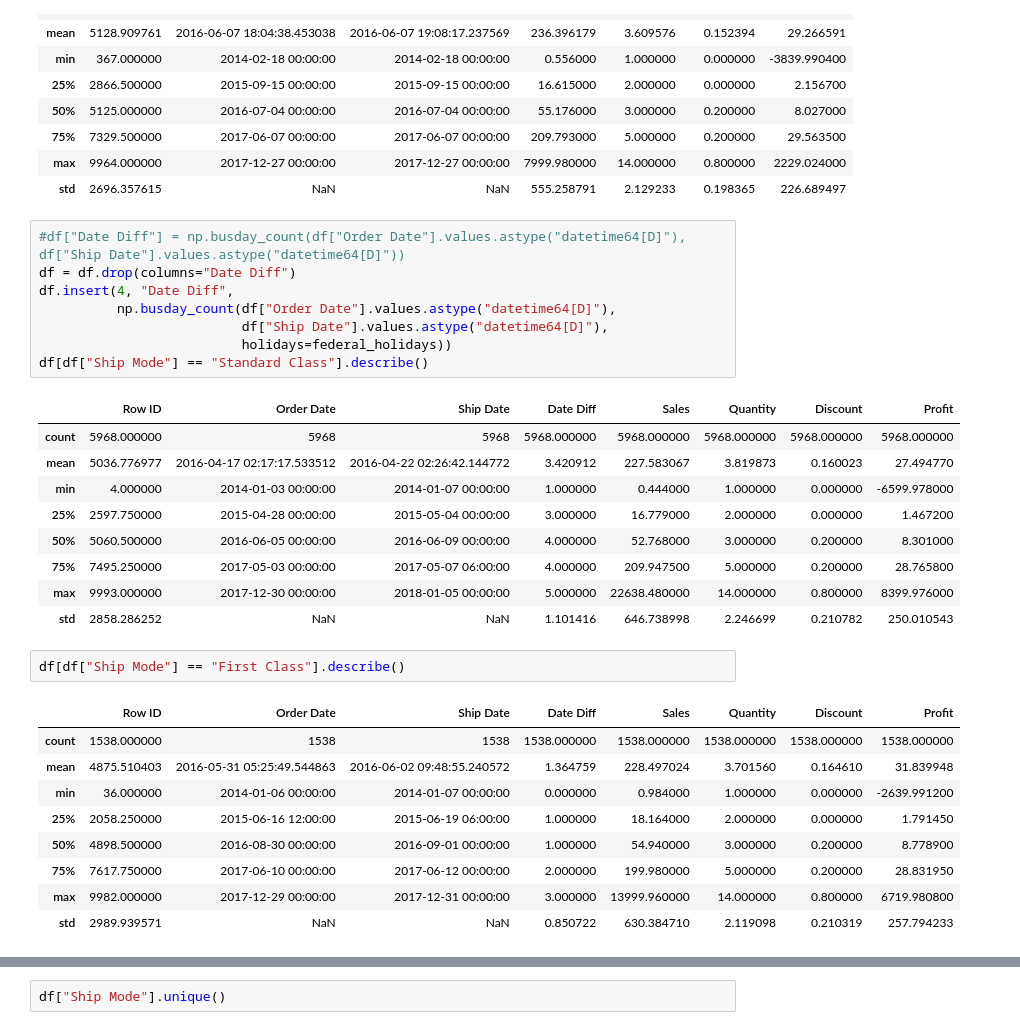
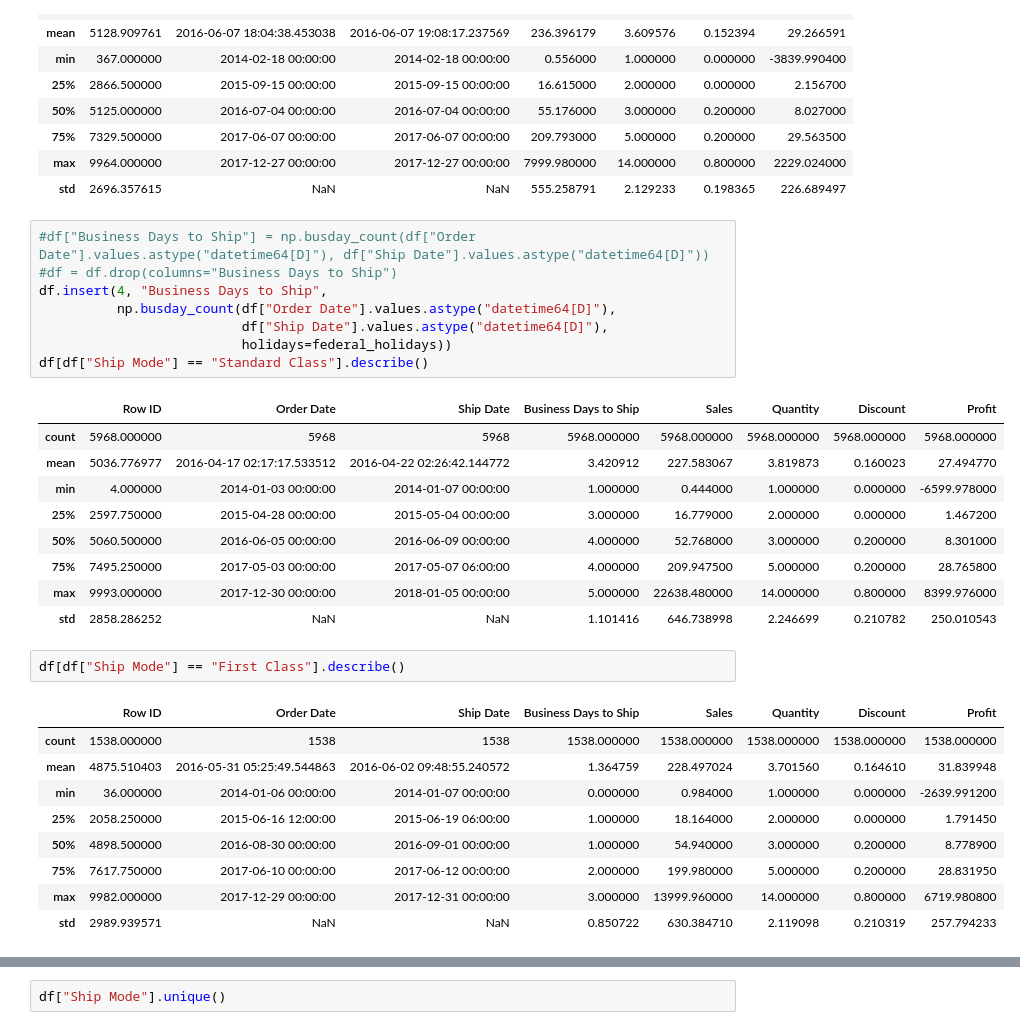
Before and after one commit to leomisc/portfolio-public, a Jupyter notebook: inspection.ipynb, the cells around one changed output, grey strips where cells are left out. Cells and saved outputs as stored; diff of their text form.

```diff
--- a/inspection.ipynb
+++ b/inspection.ipynb
@@ -111,15 +111,15 @@ df[df["Ship Mode"] == "Same Day"].describe()
 | max | 9964.000000 | 2017-12-27 00:00:00 | 2017-12-27 00:00:00 | 7999.980000 | 14.000000 | 0.800000 | 2229.024000 |
 | std | 2696.357615 | NaN | NaN | 555.258791 | 2.129233 | 0.198365 | 226.689497 |
 # %%
-#df["Date Diff"] = np.busday_count(df["Order Date"].values.astype("datetime64[D]"), df["Ship Date"].values.astype("datetime64[D]"))
-df = df.drop(columns="Date Diff")
-df.insert(4, "Date Diff",
+#df["Business Days to Ship"] = np.busday_count(df["Order Date"].values.astype("datetime64[D]"), df["Ship Date"].values.astype("datetime64[D]"))
+#df = df.drop(columns="Business Days to Ship")
+df.insert(4, "Business Days to Ship",
           np.busday_count(df["Order Date"].values.astype("datetime64[D]"),
                           df["Ship Date"].values.astype("datetime64[D]"),
                           holidays=federal_holidays))
 df[df["Ship Mode"] == "Standard Class"].describe()
 # %% [output]
-|  | Row ID | Order Date | Ship Date | Date Diff | Sales | Quantity | Discount | Profit |
+|  | Row ID | Order Date | Ship Date | Business Days to Ship | Sales | Quantity | Discount | Profit |
 | count | 5968.000000 | 5968 | 5968 | 5968.000000 | 5968.000000 | 5968.000000 | 5968.000000 | 5968.000000 |
 | mean | 5036.776977 | 2016-04-17 02:17:17.533512 | 2016-04-22 02:26:42.144772 | 3.420912 | 227.583067 | 3.819873 | 0.160023 | 27.494770 |
 | min | 4.000000 | 2014-01-03 00:00:00 | 2014-01-07 00:00:00 | 1.000000 | 0.444000 | 1.000000 | 0.000000 | -6599.978000 |
@@ -131,7 +131,7 @@ df[df["Ship Mode"] == "Standard Class"].describe()
 # %%
 df[df["Ship Mode"] == "First Class"].describe()
 # %% [output]
-|  | Row ID | Order Date | Ship Date | Date Diff | Sales | Quantity | Discount | Profit |
+|  | Row ID | Order Date | Ship Date | Business Days to Ship | Sales | Quantity | Discount | Profit |
 | count | 1538.000000 | 1538 | 1538 | 1538.000000 | 1538.000000 | 1538.000000 | 1538.000000 | 1538.000000 |
 | mean | 4875.510403 | 2016-05-31 05:25:49.544863 | 2016-06-02 09:48:55.240572 | 1.364759 | 228.497024 | 3.701560 | 0.164610 | 31.839948 |
 | min | 36.000000 | 2014-01-06 00:00:00 | 2014-01-07 00:00:00 | 0.000000 | 0.984000 | 1.000000 | 0.000000 | -2639.991200 |
```
Also changed, not shown: parts of 5 cells of this notebook.
